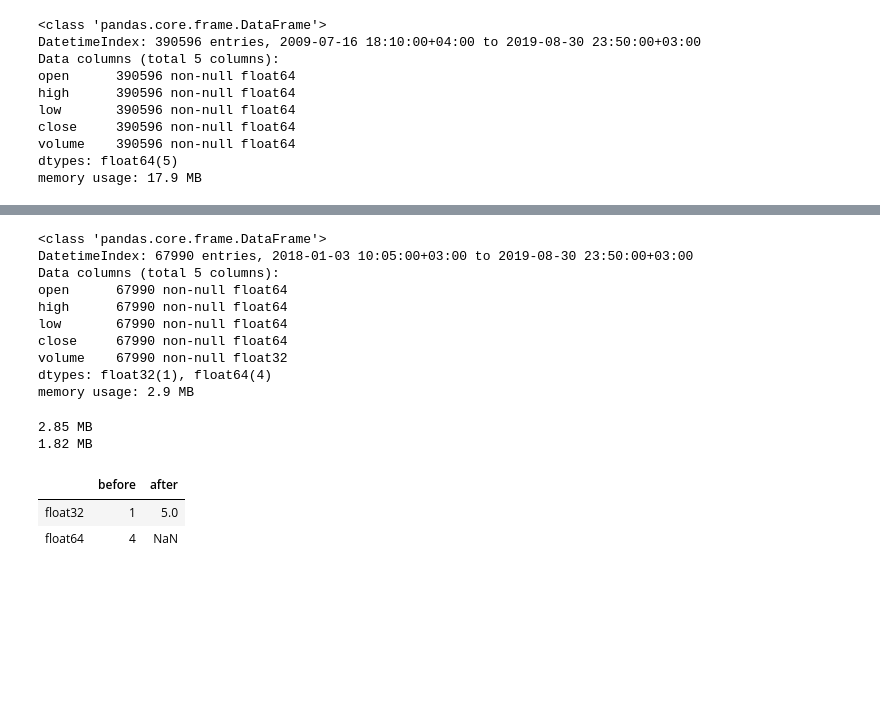
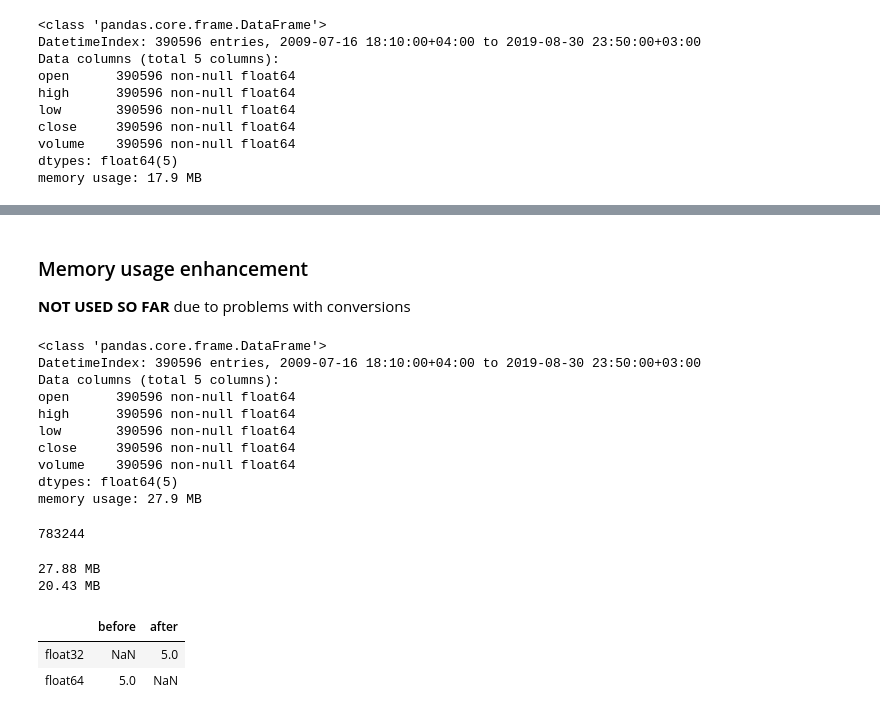
Before and after one commit to mozzherina/cherimoya, a Jupyter notebook: atData.ipynb, the cells around one changed output, grey strips where cells are left out. Cells and saved outputs as stored; diff of their text form; code cells hidden in the pictures; blank space fills up the shorter version.

Commit message:
modifying atData

```diff
--- a/atData.ipynb
+++ b/atData.ipynb
@@ -374,7 +449,7 @@ df.head()
 | 2011-10-07 00:00:00-04:00 | 28.43 | 30.96 | 28.08 | 29.42 | 13601.0 |
 | 2011-10-10 00:00:00-04:00 | 27.58 | 27.60 | 25.99 | 25.99 | 28700.0 |
 # %%
-bars = CSVDataHandler('data', TIMEFRAME_DAY,
-                      {'IMOEX':
-                       {'src': 'finam', 'tz': 'Europe/Moscow'}
-                      })
+bars = CSVDataHandler('data', TIMEFRAME_MIN5,
+                      {'SPFB':
+                       {'src': 'finam', 'tz': 'Europe/Moscow', 'exn': False}
+                      }, events)
@@ -426,36 +495,43 @@ dff = df.astype({'volume': 'float32'}, copy = True)
+# %% [markdown]
+### Memory usage enhancement
+__NOT USED SO FAR__ due to problems with conversions
 # %%
-dff.info(memory_usage='deep')
+df.info(memory_usage='deep')
 # %% [output]
 <class 'pandas.core.frame.DataFrame'>
-DatetimeIndex: 67990 entries, 2018-01-03 10:05:00+03:00 to 2019-08-30 23:50:00+03:00
+DatetimeIndex: 390596 entries, 2009-07-16 18:10:00+04:00 to 2019-08-30 23:50:00+03:00
 Data columns (total 5 columns):
-open      67990 non-null float64
-high      67990 non-null float64
-low       67990 non-null float64
-close     67990 non-null float64
-volume    67990 non-null float32
-dtypes: float32(1), float64(4)
-memory usage: 2.9 MB
+open      390596 non-null float64
+high      390596 non-null float64
+low       390596 non-null float64
+close     390596 non-null float64
+volume    390596 non-null float64
+dtypes: float64(5)
+memory usage: 27.9 MB
+# %%
+bars._events.qsize()
+# %% [output]
+783244
 # %%
 def mem_usage(pandas_obj):
-    if isinstance(pandas_obj,pd.DataFrame):
+    if isinstance(pandas_obj, tpFrame):
         usage_b = pandas_obj.memory_usage(deep=True).sum()
-    else: # исходим из предположения о том, что если это не DataFrame, то это Series
+    else: # tpSeries
         usage_b = pandas_obj.memory_usage(deep=True)
-    usage_mb = usage_b / 1024 ** 2 # преобразуем байты в мегабайты
+    usage_mb = usage_b / 1024 ** 2 # convert to MBs
     return "{:03.2f} MB".format(usage_mb)
 # %%
-converted_float = dff.apply(pd.to_numeric,downcast='float')
+converted_float = df.apply(pd.to_numeric, downcast='float')
 
-print(mem_usage(dff))
+print(mem_usage(df))
 print(mem_usage(converted_float))
 
-compare_floats = pd.concat([dff.dtypes,converted_float.dtypes],axis=1)
+compare_floats = pd.concat([df.dtypes,converted_float.dtypes], axis=1)
 compare_floats.columns = ['before','after']
 compare_floats.apply(pd.Series.value_counts)
 # %% [output]
-2.85 MB
-1.82 MB
+27.88 MB
+20.43 MB
 |  | before | after |
-| float32 | 1 | 5.0 |
-| float64 | 4 | NaN |
+| float32 | NaN | 5.0 |
+| float64 | 5.0 | NaN |
```
Also changed, not shown: parts of 23 cells of this notebook, 2 other files.
